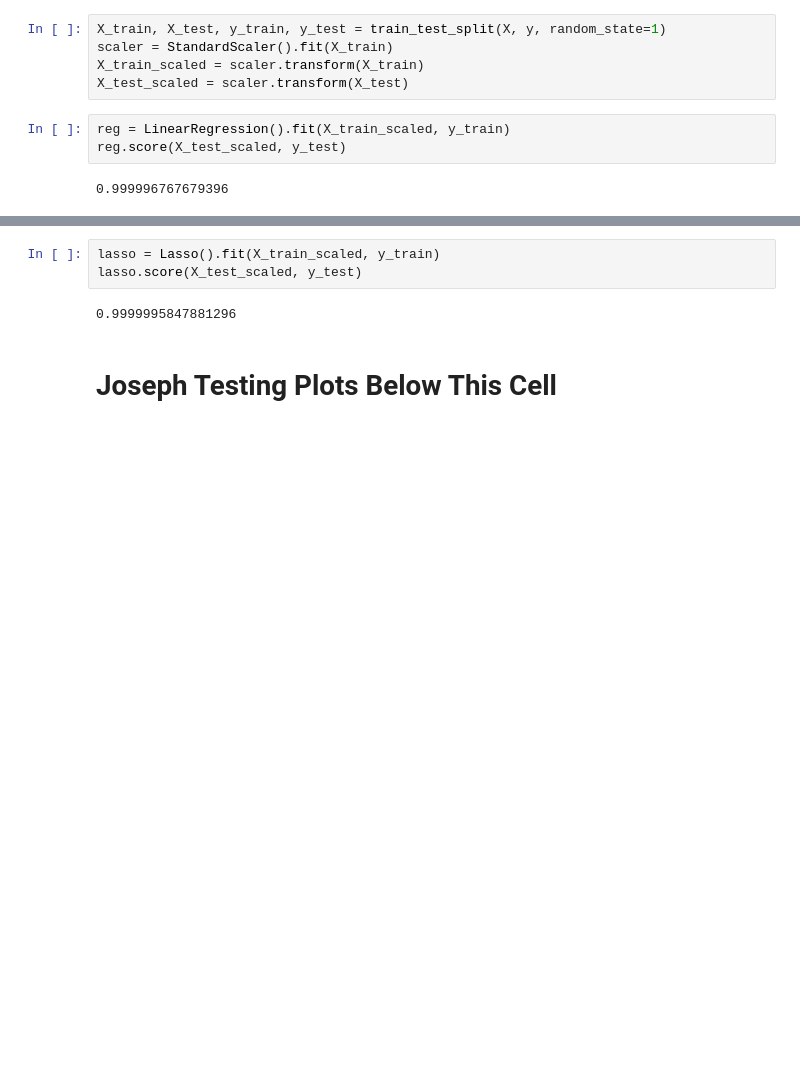
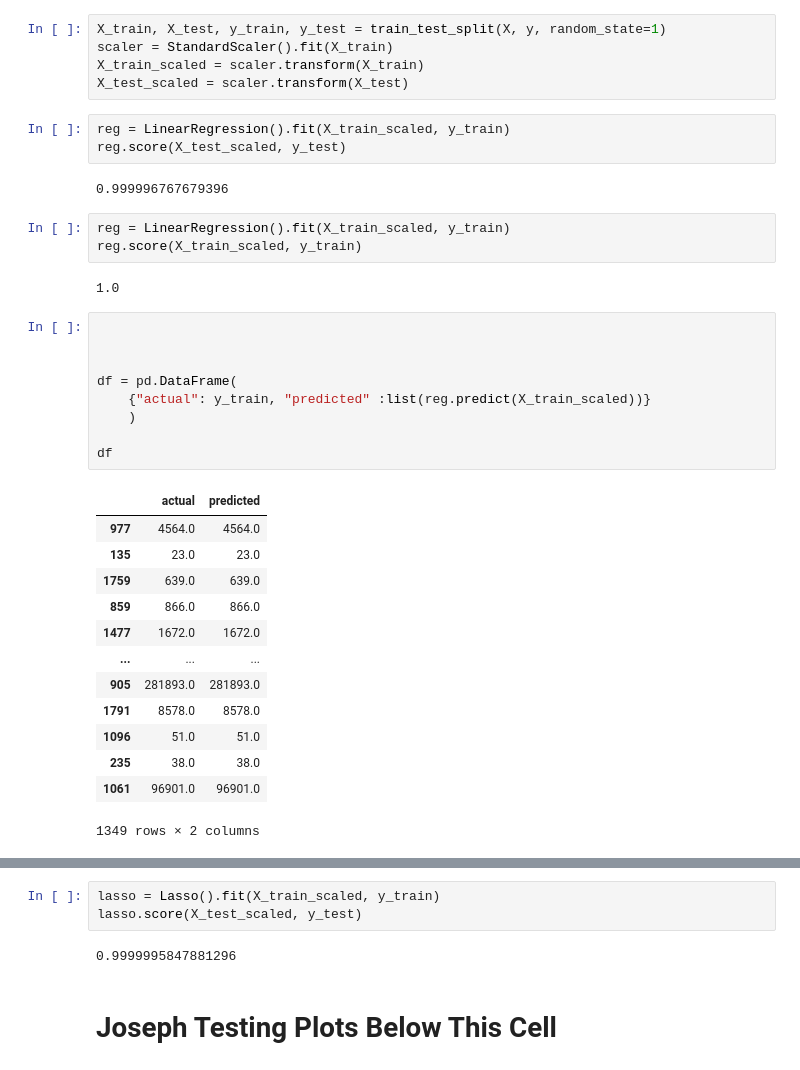
Before and after one commit to josephchancey/ca-wildfire-ml, a Jupyter notebook: data/clean/Preprocessing-&-Machine-Learning.ipynb, the cells around one changed output, grey strips where cells are left out. Saved outputs shown, nothing was run; the diff lists cells and outputs as text; blank space fills up the shorter version.

```diff
--- a/data/clean/Preprocessing-&-Machine-Learning.ipynb
+++ b/data/clean/Preprocessing-&-Machine-Learning.ipynb
@@ -340,3 +340,31 @@ reg = LinearRegression().fit(X_train_scaled, y_train)
 reg.score(X_test_scaled, y_test)
 # %% [output]
 0.999996767679396
+# %%
+reg = LinearRegression().fit(X_train_scaled, y_train)
+reg.score(X_train_scaled, y_train)
+# %% [output]
+1.0
+# %%
+
+
+
+df = pd.DataFrame(
+    {"actual": y_train, "predicted" :list(reg.predict(X_train_scaled))}
+    )
+
+df
+# %% [output]
+|  | actual | predicted |
+| 977 | 4564.0 | 4564.0 |
+| 135 | 23.0 | 23.0 |
+| 1759 | 639.0 | 639.0 |
+| 859 | 866.0 | 866.0 |
+| 1477 | 1672.0 | 1672.0 |
+| ... | ... | ... |
+| 905 | 281893.0 | 281893.0 |
+| 1791 | 8578.0 | 8578.0 |
+| 1096 | 51.0 | 51.0 |
+| 235 | 38.0 | 38.0 |
+| 1061 | 96901.0 | 96901.0 |
+1349 rows × 2 columns
```
Also changed, not shown: parts of 6 cells of this notebook, 1 other file.
